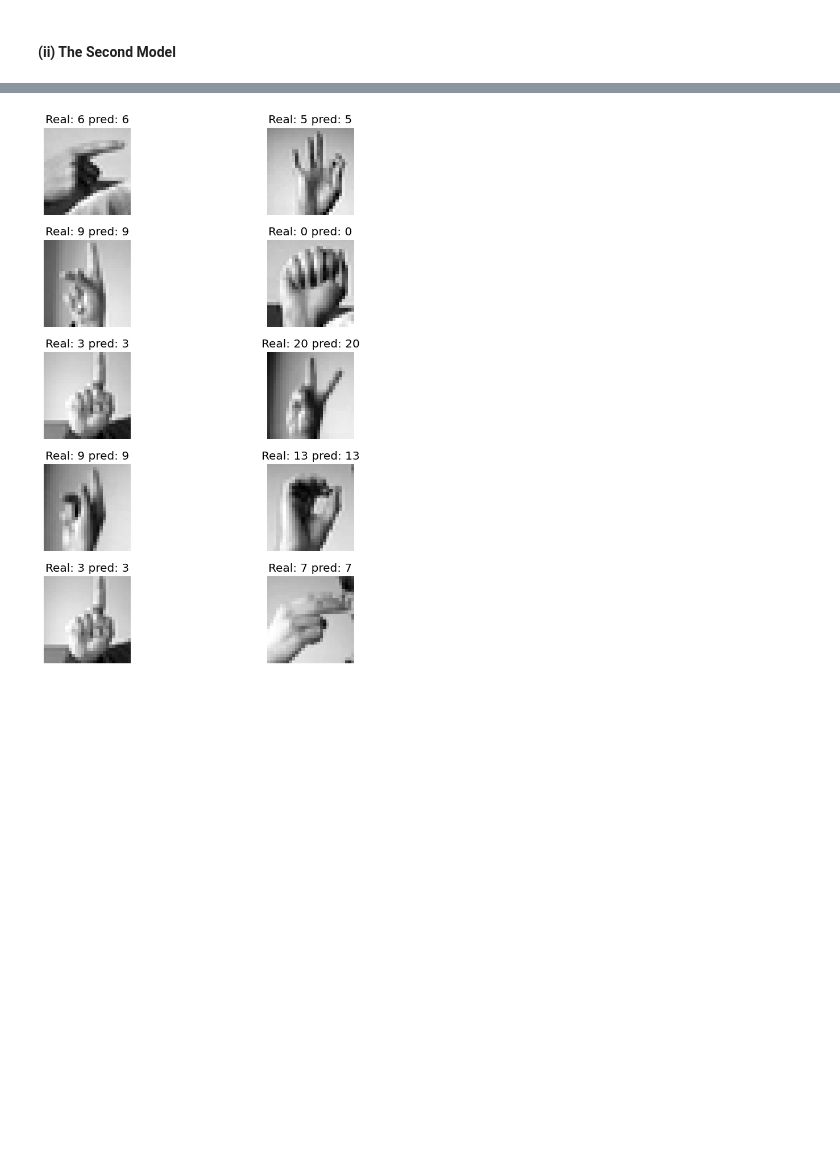
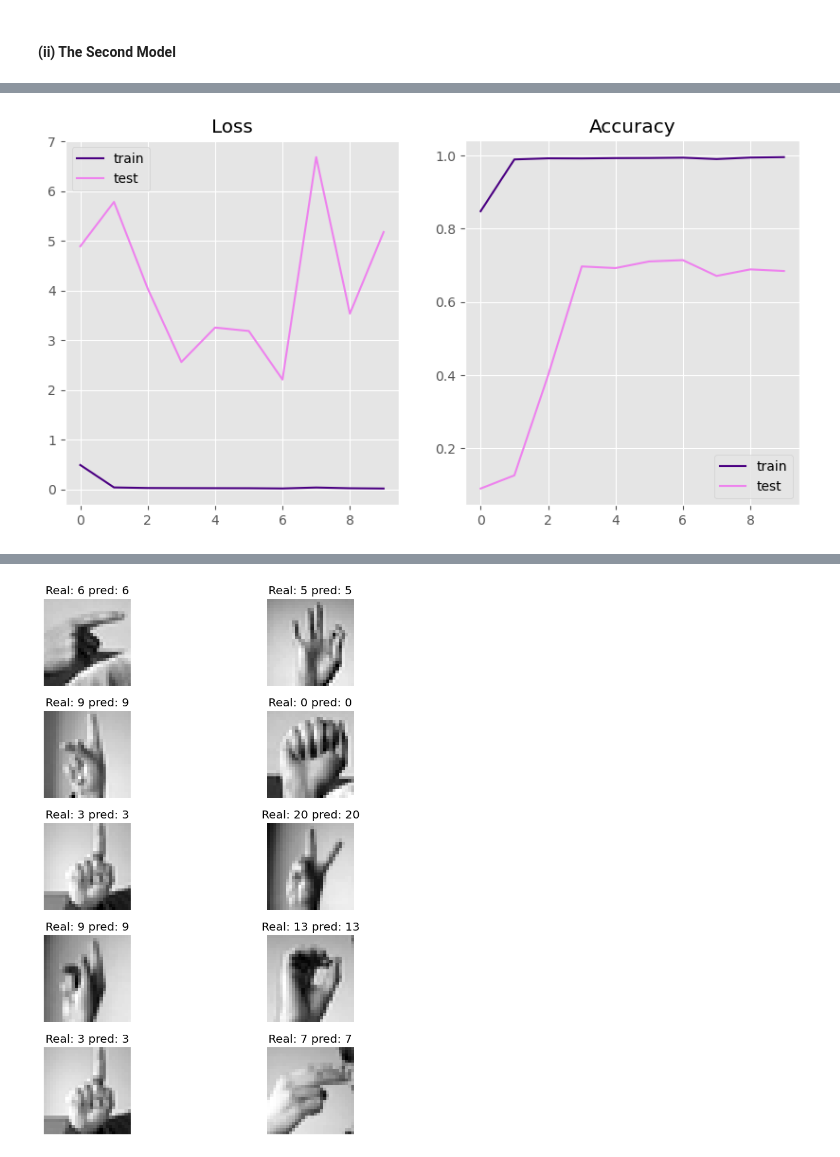
Before and after one commit to martin-ngugi/Kenya_sign-_anguage, a Jupyter notebook: ksl.ipynb, the cells around one changed output, grey strips where cells are left out. Saved outputs shown, nothing was run; the diff lists cells and outputs as text; code cells hidden in the pictures; blank space fills up the shorter version.

```diff
--- a/ksl.ipynb
+++ b/ksl.ipynb
@@ -728,0 +734,6 @@ Loss: 1.1493, Accuracy: 0.8634
+# %%
+#evaluating model training
+plot_loss_and_accuracy(history2, "Model 2")
+plt.show()
+# %% [output]
+[figure, added]
```
Also changed, not shown: parts of 59 cells of this notebook.
